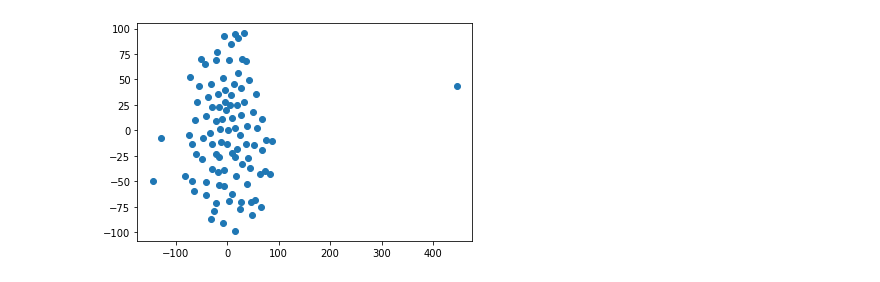
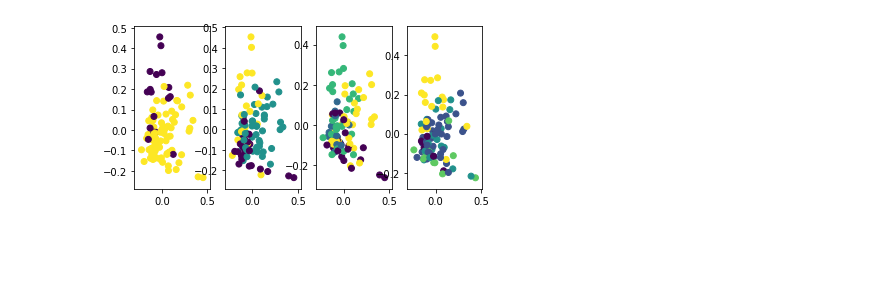
Before and after one commit to tofuapps/tldr, a Jupyter notebook: curator/clustering_visualisation.ipynb, the cells around one changed output. Cells and saved outputs as stored; diff of their text form; code cells hidden in the pictures; blank space fills up the shorter version.

```diff
--- a/curator/clustering_visualisation.ipynb
+++ b/curator/clustering_visualisation.ipynb
@@ -60,48 +60,59 @@ class Curator:
         tfidf_matrix = tfidf_vectorizer.fit_transform(corpus)
         print(tfidf_matrix.toarray())
 
-        # apply kmeans clustering for classfication
-        n_clusters = round(len(corpus) ** 0.5 * 0.5)
-        print("Generating {} clusters".format(n_clusters))
-        clustering_model = KMeans(  # create k-means model with custom config
-            n_clusters=n_clusters,
-            max_iter=300,
-            precompute_distances="auto",
-            n_jobs=-1
-        )
+        MAX_CLUSTERS=10
+        for n_clusters in range(2,MAX_CLUSTERS+1):
+            # apply kmeans clustering for classfication
+            #n_clusters = round(len(corpus) ** 0.5 * 0.5)
+            print("Generating {} clusters".format(n_clusters))
+            clustering_model = KMeans(  # create k-means model with custom config
+                n_clusters=n_clusters,
+                max_iter=300,
+                precompute_distances="auto",
+                n_jobs=-1
+            )
 
-        document_labels = clustering_model.fit_predict(tfidf_matrix) # array of cluster label by document
+            document_labels = clustering_model.fit_predict(tfidf_matrix) # array of cluster label by document
 
-        # evaluate the clustering quality -1 is bad, 0 is overlap, 1 is good
-        print(silhouette_score(tfidf_matrix, labels=document_labels))
-        self.visualize_tfidf_matrix(tfidf_matrix)
+            # evaluate the clustering quality -1 is bad, 0 is overlap, 1 is good
+            print(silhouette_score(tfidf_matrix, labels=document_labels))
+            #self.visualize_tfidf_matrix(tfidf_matrix,n_clusters)
+            #plt.subplot(1,5,k)
+            #plt.scatter(reference[:, 0], reference[:, 1], c=a)
 
+            X = tfidf_matrix.todense() # convert list of vectors into 2d matrix
 
-    def visualize_tfidf_matrix(self, tfidf_matrix):
-        # Visualisation (optional)
-        # ----------------------------------------------------------------------------------------------------------------------
-        X = tfidf_matrix.todense() # convert list of vectors into 2d matrix
+            # first reduction using PCA (Principal Component Analysis)
+            reduced_data = PCA(n_components=2).fit_transform(X)
 
-        # first reduction using PCA (Principal Component Analysis)
-        reduced_data = PCA(n_components=50).fit_transform(X)
+            labels_color_map = {
+                0: '#20b2aa', 1: '#ff7373', 2: '#ffe4e1', 3: '#005073', 4: '#4d0404',
+                5: '#ccc0ba', 6: '#4700f9', 7: '#f6f900', 8: '#00f91d', 9: '#da8c49'
+            }
+            if (n_clusters-2)%4 == 0:
+                plt.figure(figsize=(16, 3))
 
-#         labels_color_map = {
-#             0: '#20b2aa', 1: '#ff7373', 2: '#ffe4e1', 3: '#005073', 4: '#4d0404',
-#             5: '#ccc0ba', 6: '#4700f9', 7: '#f6f900', 8: '#00f91d', 9: '#da8c49'
-#         }
-#         fig, ax = plt.subplots()
-#         for index, instance in enumerate(reduced_data):
-#             # print instance, index, labels[index]
-#             pca_comp_1, pca_comp_2 = reduced_data[index]
-#             color = labels_color_map[labels[index]]
-#             ax.scatter(pca_comp_1, pca_comp_2, c=color)
-#         plt.show()
+            plt.subplot(1,MAX_CLUSTERS,n_clusters)
+            plt.scatter(reduced_data[:,0],reduced_data[:,1],c=document_labels)
+#             fig, ax = plt.subplots(n_clusters,MAX_CLUSTERS)
+#             for index, instance in enumerate(reduced_data):
+#                 # print instance, index, labels[index]
+#                 pca_comp_1, pca_comp_2 = reduced_data[index]
+#                 color = labels_color_map[document_labels[index]]
+#                 ax.scatter(pca_comp_1, pca_comp_2, c=color)
+            if (n_clusters-2)%4 == 3:
+                #plt.tight_layout()
+                plt.show()
 
-        # second reduction using t-SNE (t-Distributed Stochastic Neighbouring Entities)
-        embeddings = TSNE(n_components=2)
-        Y = embeddings.fit_transform(X)
-        plt.scatter(Y[:, 0], Y[:, 1], cmap=plt.cm.Spectral)
+            # second reduction using t-SNE (t-Distributed Stochastic Neighbouring Entities)
+            #embeddings = TSNE(n_components=2)
+            #Y = embeddings.fit_transform(X)
+            #plt.scatter(Y[:, 0], Y[:, 1], cmap=plt.cm.Spectral)
+            #plt.show()
+        plt.tight_layout()
         plt.show()
+
+        return None
 
 
 
@@ -122 +139 @@ Generating 5 clusters
-[figure, old version]
+[figure, new version]
```
Also changed, not shown: parts of 1 cell of this notebook, 6 other files.
